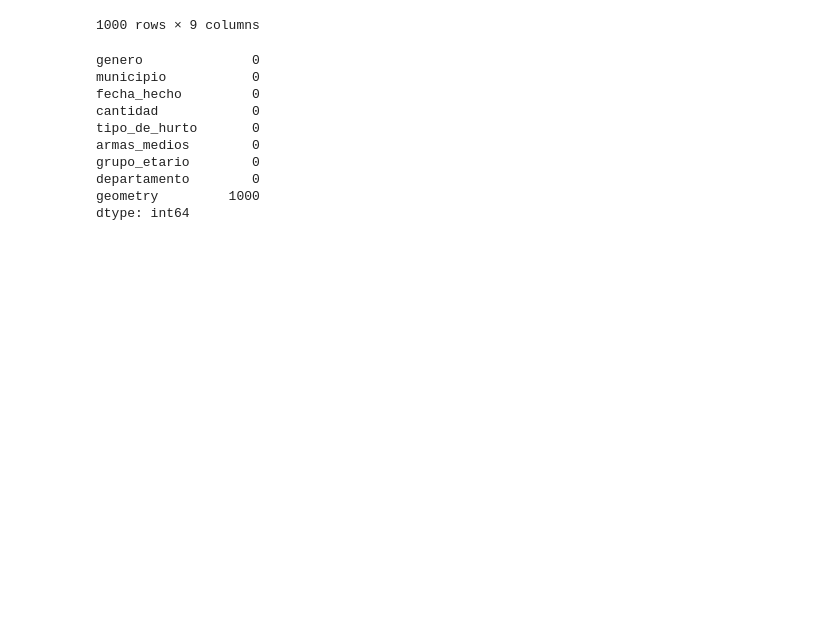
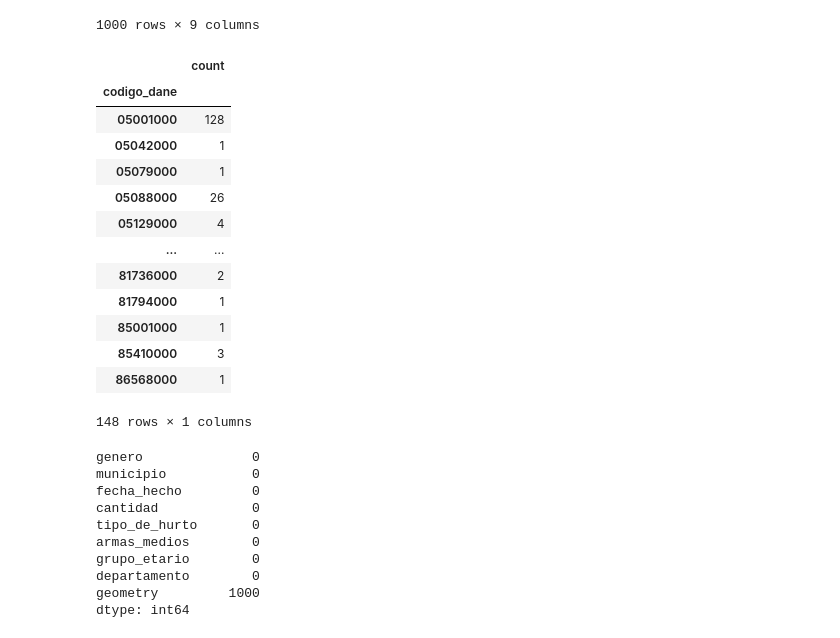
Before and after one commit to Maestria-en-Ciencia-de-datos-HWTNM/curso_intro_python_poly, a Jupyter notebook: clases/clase3.ipynb, the cells around one changed output. Saved outputs shown, nothing was run; the diff lists cells and outputs as text; code cells hidden in the pictures; blank space fills up the shorter version.

```diff
--- a/clases/clase3.ipynb
+++ b/clases/clase3.ipynb
@@ -552,6 +555,24 @@ hurtos_colombia
 | 54001000 | NO APLICA | CÚCUTA (CT) | 9/03/2010 | 1 | HURTO AUTOMOTORES | CONTUNDENTES | NO APLICA | ... |
 | 08001000 | NO APLICA | BARRANQUILLA (CT) | 9/03/2010 | 1 | HURTO AUTOMOTORES | LLAVE MAESTRA | NO APLICA | ... |
 1000 rows × 9 columns
+# %%
+hurtos_colombia_agrupados = hurtos_colombia.groupby("codigo_dane")["municipio"].agg(['count'])
+hurtos_colombia_agrupados
+# %% [output]
+|  | count |
+| codigo_dane |  |
+| 05001000 | 128 |
+| 05042000 | 1 |
+| 05079000 | 1 |
+| 05088000 | 26 |
+| 05129000 | 4 |
+| ... | ... |
+| 81736000 | 2 |
+| 81794000 | 1 |
+| 85001000 | 1 |
+| 85410000 | 3 |
+| 86568000 | 1 |
+148 rows × 1 columns
 # %%
 hurtos_colombia.isnull().sum()
 # %% [output]
```
Also changed, not shown: parts of 5 cells of this notebook.
